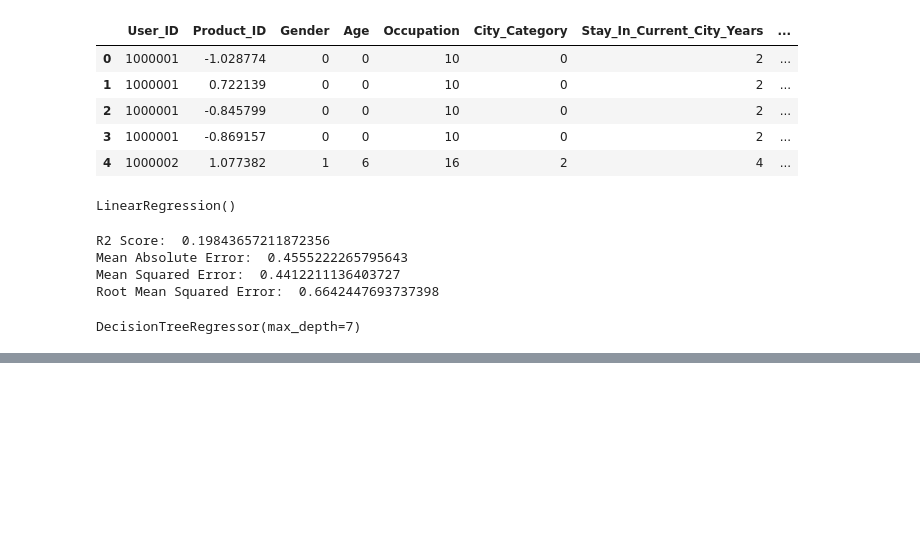
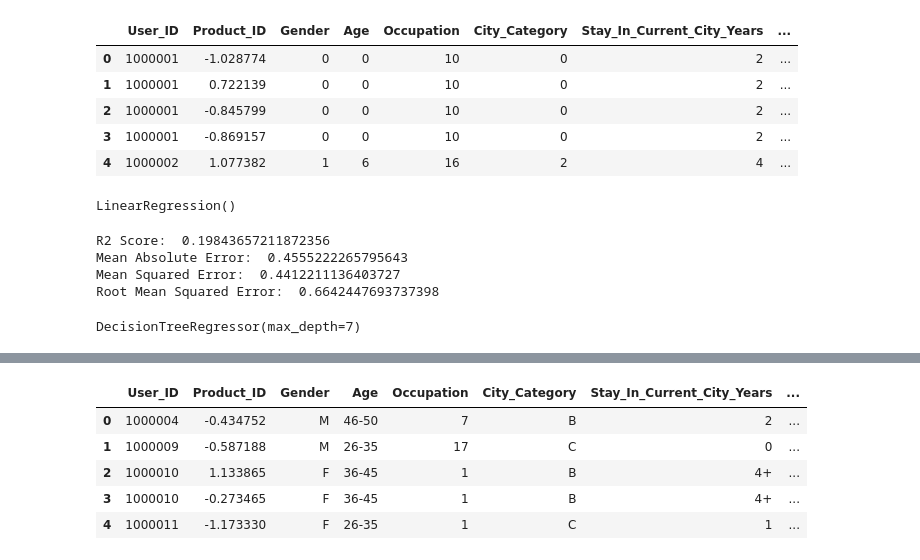
Before and after one commit to anna-jones/Black-Friday-Sale-Prediction, a Jupyter notebook: code.ipynb, the cells around one changed output, grey strips where cells are left out. Cells and saved outputs as stored; diff of their text form; code cells hidden in the pictures; blank space fills up the shorter version.

```diff
--- a/code.ipynb
+++ b/code.ipynb
@@ -225,0 +271,15 @@ Root Mean Squared Error:  0.37524467867607436
+# %%
+df_test["Product_ID"] = df_test["Product_ID"].str.replace("P00","")
+scaler = StandardScaler()
+df_test["Product_ID"] = scaler.fit_transform(df_test["Product_ID"].values.reshape(-1, 1))
+
+df_test= df_test.drop(["Product_Category_3"], axis = 1)
+
+df_test.head()
+# %% [output]
+|  | User_ID | Product_ID | Gender | Age | Occupation | City_Category | Stay_In_Current_City_Years | ... |
+| 0 | 1000004 | -0.434752 | M | 46-50 | 7 | B | 2 | ... |
+| 1 | 1000009 | -0.587188 | M | 26-35 | 17 | C | 0 | ... |
+| 2 | 1000010 | 1.133865 | F | 36-45 | 1 | B | 4+ | ... |
+| 3 | 1000010 | -0.273465 | F | 36-45 | 1 | B | 4+ | ... |
+| 4 | 1000011 | -1.173330 | F | 26-35 | 1 | C | 1 | ... |
```
Also changed, not shown: parts of 12 cells of this notebook.
